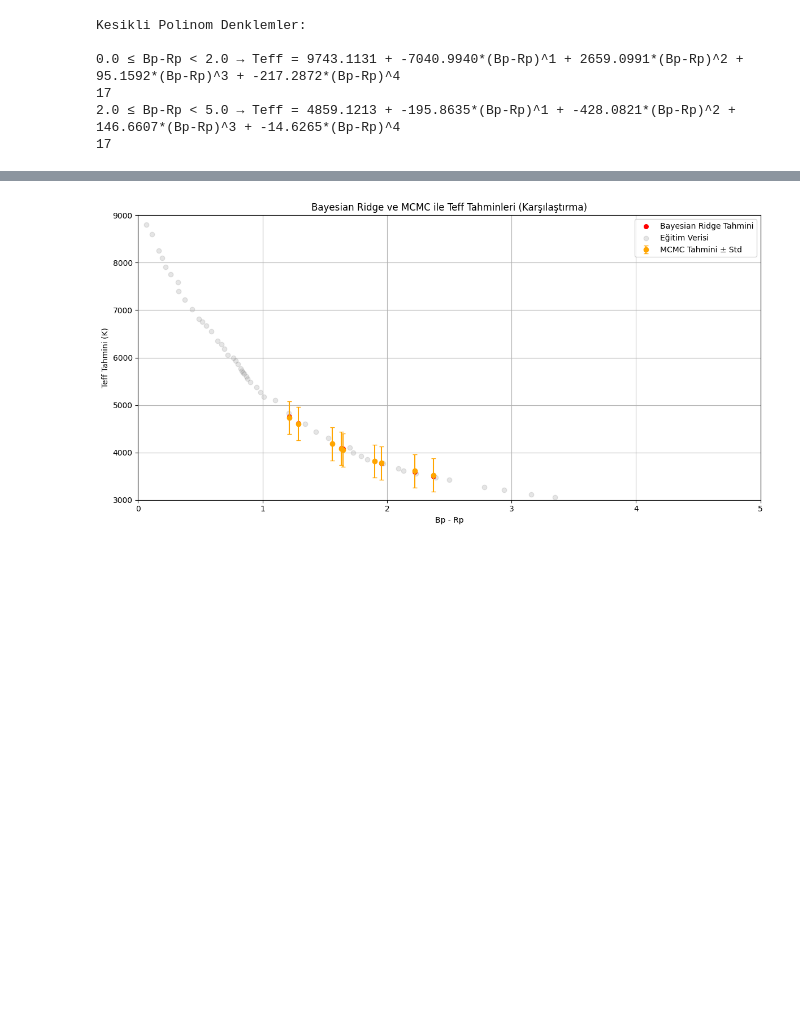
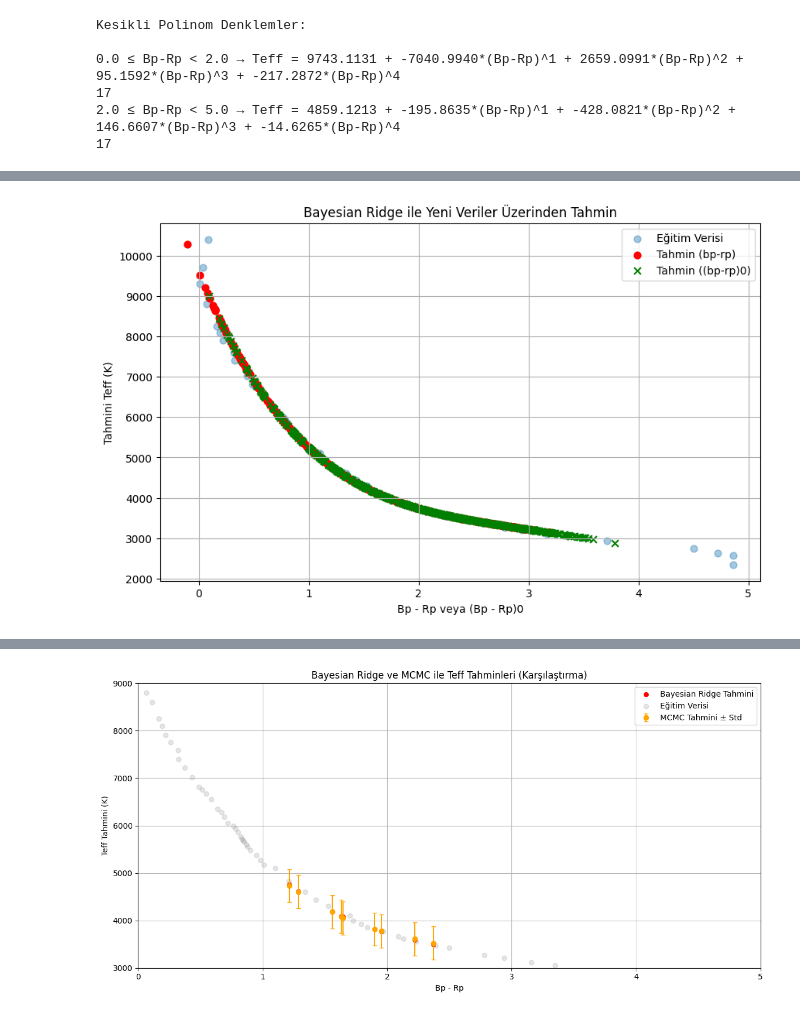
Before and after one commit to gulnurdeviren/Star, a Jupyter notebook: star_yeni.ipynb, the cells around one changed output, grey strips where cells are left out. Drawn from its saved outputs; the diff is of its cells as text; code cells hidden in the pictures; blank space fills up the shorter version.

```diff
--- a/star_yeni.ipynb
+++ b/star_yeni.ipynb
@@ -170,0 +161,28 @@ Tahmin edilen Teff : 8933.64 K
+# %%
+#uploaded4 = files.upload()
+df_new = pd.read_csv("kümeler_(bp-rp)_(bp-rp)0=.txt",  delim_whitespace=True, comment='U', header=None, names=["bp-rp", "(bp-rp)0"])
+df_new = df_new[pd.to_numeric(df_new["bp-rp"], errors="coerce").notna()]
+df_new = df_new.astype(float)
+bp_rp_raw = df_new['bp-rp'].values.astype(float)
+bp_rp0_raw = df_new['(bp-rp)0'].values.astype(float)
+bp_rp_vander = np.vander(bp_rp_raw, N=n_order + 1, increasing=True)
+bp_rp0_vander = np.vander(bp_rp0_raw, N=n_order + 1, increasing=True)
+teff_pred_bp_rp = reg.predict(bp_rp_vander)
+teff_pred_bp_rp0 = reg.predict(bp_rp0_vander)
+
+# Veriye ekleyelim
+df_new["Teff_Tahmin_bp-rp"] = teff_pred_bp_rp
+df_new["Teff_Tahmin_(bp-rp)0"] = teff_pred_bp_rp0
+plt.figure(figsize=(10, 6))
+plt.scatter(x_train, y_train, s=40, alpha=0.4, label="Eğitim Verisi")
+plt.scatter(bp_rp_raw, teff_pred_bp_rp, color='red', label='Tahmin (bp-rp)', s=40, marker='o')
+plt.scatter(bp_rp0_raw, teff_pred_bp_rp0, color='green', label='Tahmin ((bp-rp)0)', s=40, marker='x')
+
+plt.xlabel("Bp - Rp veya (Bp - Rp)0")
+plt.ylabel("Tahmini Teff (K)")
+plt.title("Bayesian Ridge ile Yeni Veriler Üzerinden Tahmin")
+plt.legend()
+plt.grid(True)
+plt.show()
+# %% [output]
+[figure, added]
```
Also changed, not shown: parts of 4 cells of this notebook.
